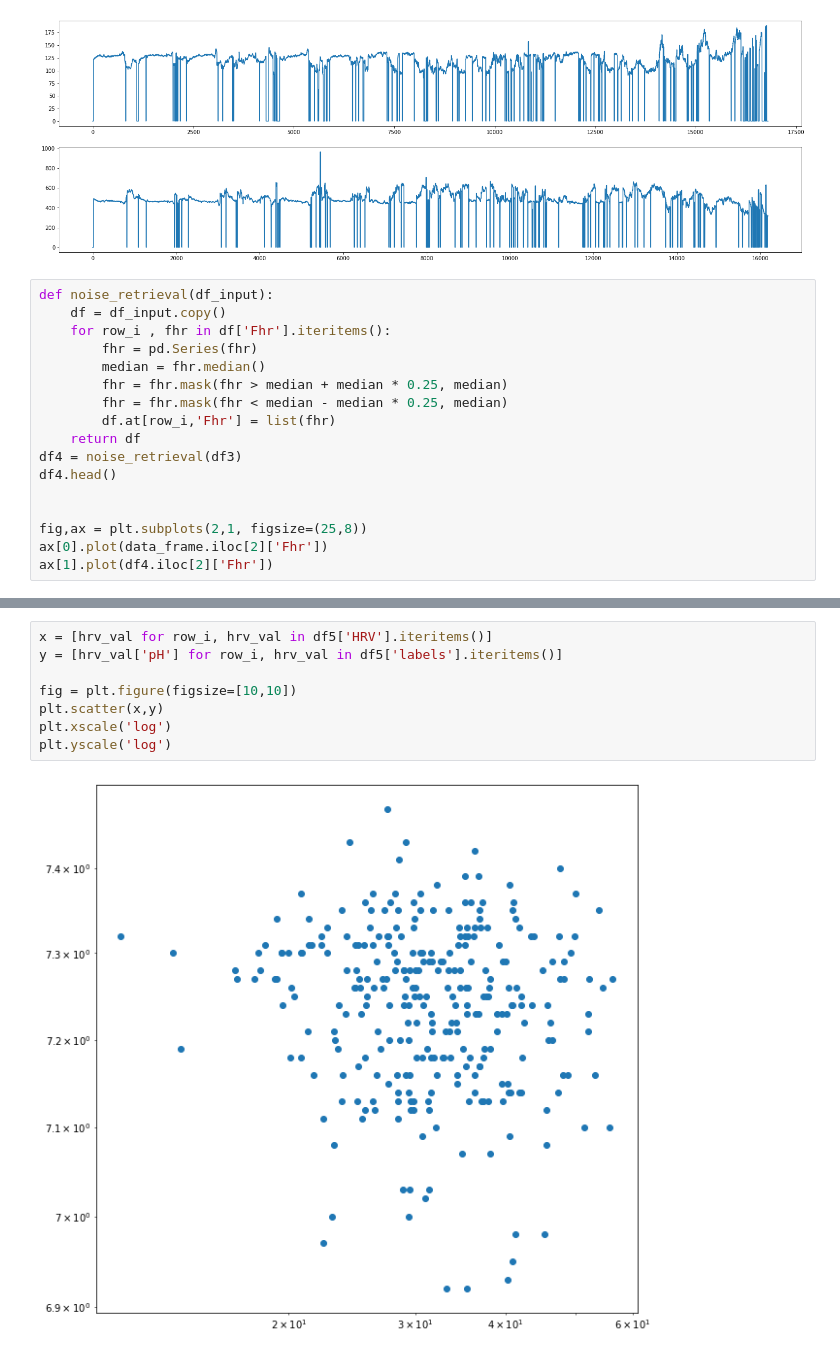
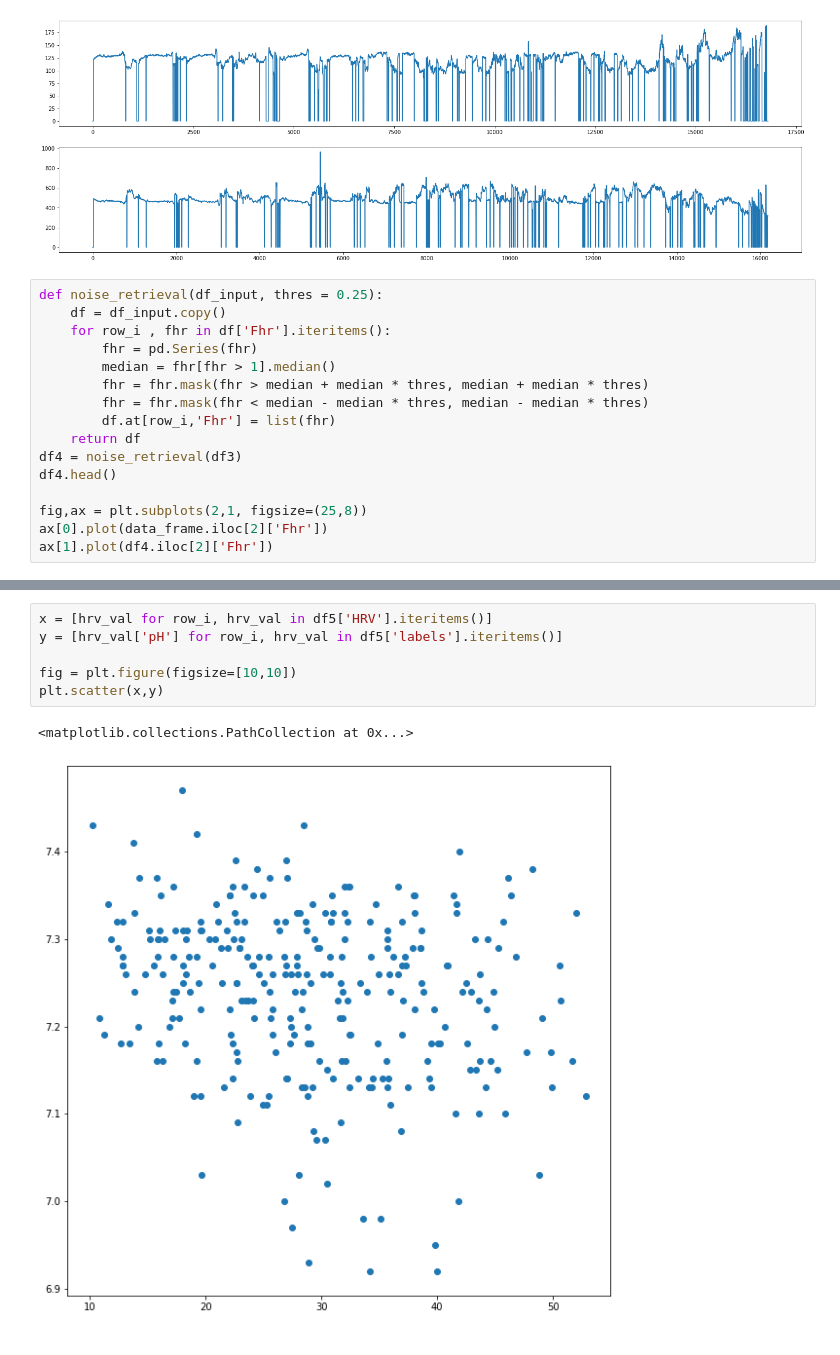
Before and after one commit to igeor/Cardiotocographic-Signal-Classification-based-on-Heart-Rate-Variability, a Jupyter notebook: analysis.ipynb, the cells around one changed output, grey strips where cells are left out. Saved outputs shown, nothing was run; the diff lists cells and outputs as text.

```diff
--- a/analysis.ipynb
+++ b/analysis.ipynb
@@ -283,19 +283,18 @@ ax[1].plot(df3.iloc[2]['Fhr'])
 [<matplotlib.lines.Line2D at 0x...>]
 [figure]
 # %%
-def noise_retrieval(df_input):
+def noise_retrieval(df_input, thres = 0.25):
     df = df_input.copy()
     for row_i , fhr in df['Fhr'].iteritems():
         fhr = pd.Series(fhr)
-        median = fhr.median()
-        fhr = fhr.mask(fhr > median + median * 0.25, median)
-        fhr = fhr.mask(fhr < median - median * 0.25, median)
+        median = fhr[fhr > 1].median()
+        fhr = fhr.mask(fhr > median + median * thres, median + median * thres)
+        fhr = fhr.mask(fhr < median - median * thres, median - median * thres)
         df.at[row_i,'Fhr'] = list(fhr)
     return df
 df4 = noise_retrieval(df3)
 df4.head()
 
-
 fig,ax = plt.subplots(2,1, figsize=(25,8))
 ax[0].plot(data_frame.iloc[2]['Fhr'])
 ax[1].plot(df4.iloc[2]['Fhr'])
@@ -323,13 +322,12 @@ df5.head()
 # %%
 x = [hrv_val for row_i, hrv_val in df5['HRV'].iteritems()]
 y = [hrv_val['pH'] for row_i, hrv_val in df5['labels'].iteritems()]
 
 fig = plt.figure(figsize=[10,10])
 plt.scatter(x,y)
-plt.xscale('log')
-plt.yscale('log')
 # %% [output]
+<matplotlib.collections.PathCollection at 0x...>
-[figure, old version]
+[figure, new version]
 # %%
 from scipy.stats import pearsonr
 corr, _ = pearsonr(x, y)
```
Also changed, not shown: parts of 3 cells of this notebook.
